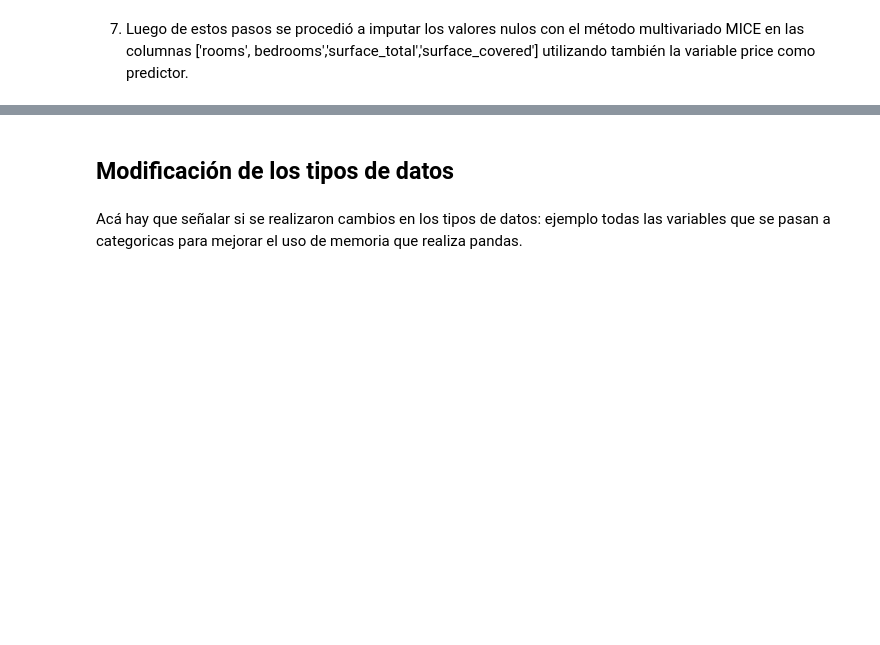
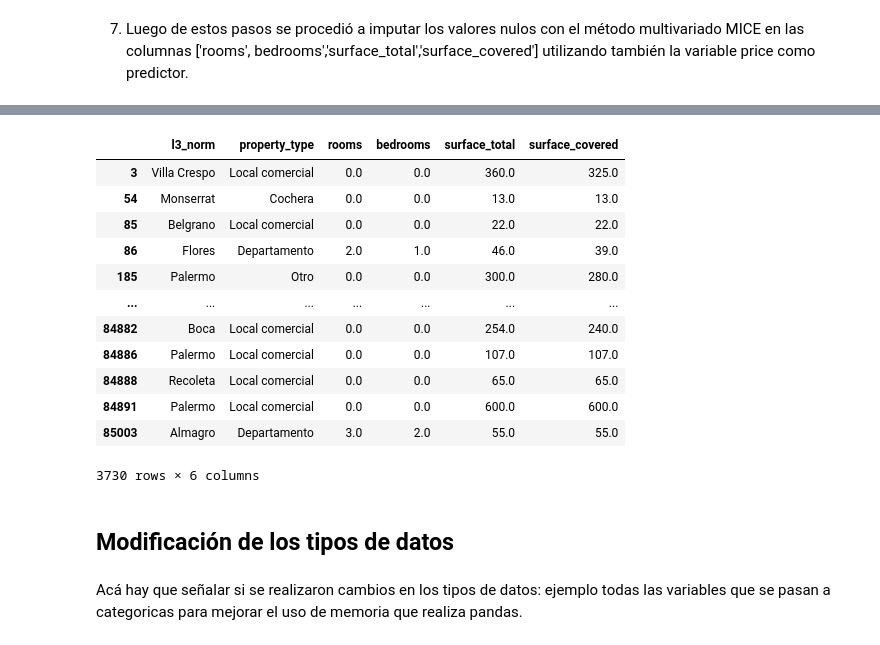
Before and after one commit to Ignacio-Ibarra/tpAA, a Jupyter notebook: Pre-processing.ipynb, the cells around one changed output, grey strips where cells are left out. Saved outputs shown, nothing was run; the diff lists cells and outputs as text; code cells hidden in the pictures; blank space fills up the shorter version.

```diff
--- a/Pre-processing.ipynb
+++ b/Pre-processing.ipynb
@@ -598,2 +702,18 @@ data[data[['l3_norm', 'property_type', 'rooms', 'bedrooms', 'surface_total', 'su
+# %%
+data[data[['l3_norm', 'property_type', 'rooms', 'bathrooms', 'surface_total', 'surface_covered']].isna().any(axis=1)][['l3_norm', 'property_type', 'rooms', 'bedrooms', 'surface_total', 'surface_covered']]
+# %% [output]
+|  | l3_norm | property_type | rooms | bedrooms | surface_total | surface_covered |
+| 3 | Villa Crespo | Local comercial | 0.0 | 0.0 | 360.0 | 325.0 |
+| 54 | Monserrat | Cochera | 0.0 | 0.0 | 13.0 | 13.0 |
+| 85 | Belgrano | Local comercial | 0.0 | 0.0 | 22.0 | 22.0 |
+| 86 | Flores | Departamento | 2.0 | 1.0 | 46.0 | 39.0 |
+| 185 | Palermo | Otro | 0.0 | 0.0 | 300.0 | 280.0 |
+| ... | ... | ... | ... | ... | ... | ... |
+| 84882 | Boca | Local comercial | 0.0 | 0.0 | 254.0 | 240.0 |
+| 84886 | Palermo | Local comercial | 0.0 | 0.0 | 107.0 | 107.0 |
+| 84888 | Recoleta | Local comercial | 0.0 | 0.0 | 65.0 | 65.0 |
+| 84891 | Palermo | Local comercial | 0.0 | 0.0 | 600.0 | 600.0 |
+| 85003 | Almagro | Departamento | 3.0 | 2.0 | 55.0 | 55.0 |
+3730 rows × 6 columns
 # %%
 imp = IterativeImputer(max_iter=10, random_state=0)  # tiene add_indicator
```
Also changed, not shown: parts of 14 cells of this notebook.
